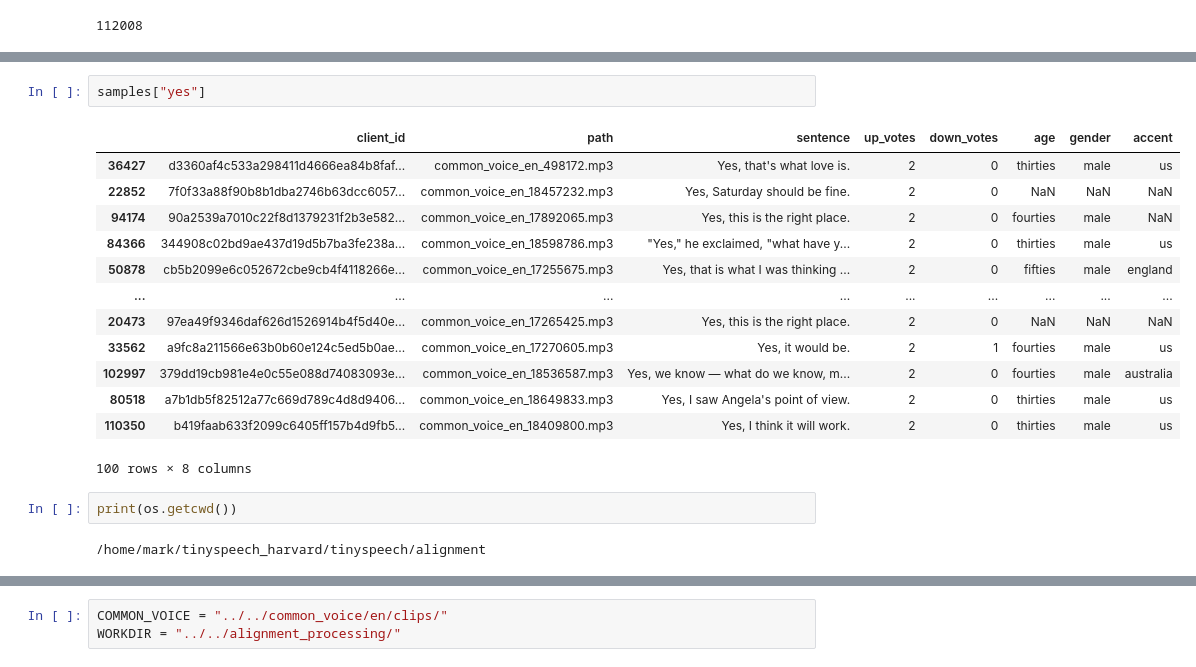
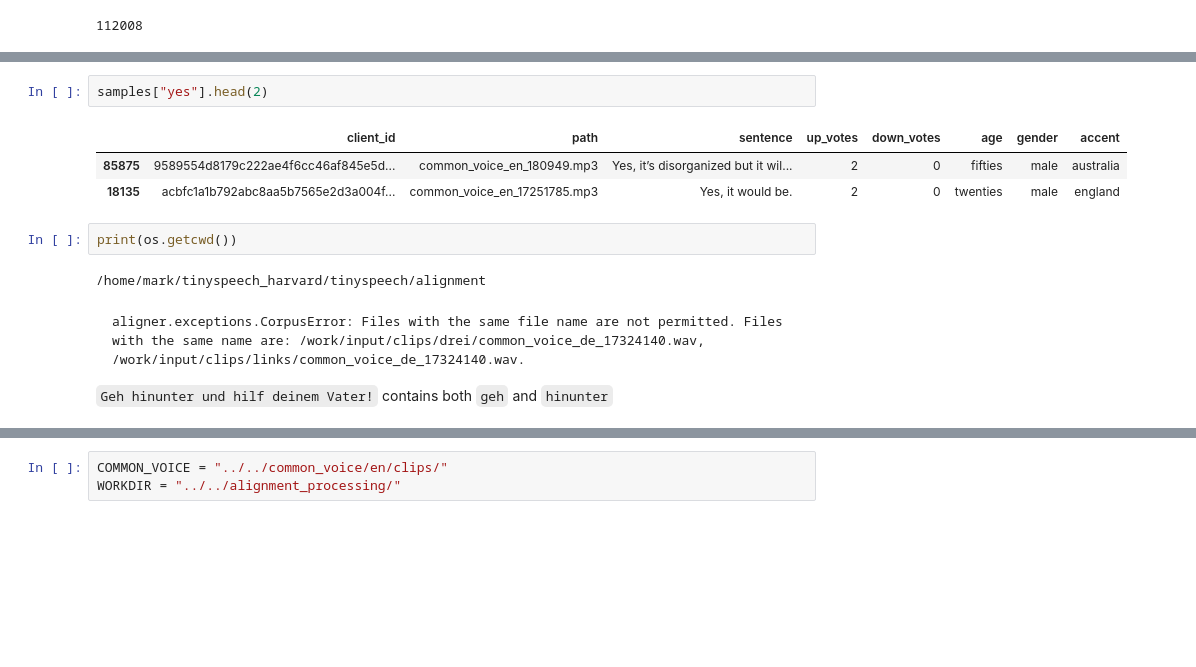
Before and after one commit to harvard-edge/multilingual_kws, a Jupyter notebook: alignment/alignment.ipynb, the cells around one changed output, grey strips where cells are left out. Cells and saved outputs as stored; diff of their text form; blank space fills up the shorter version.

````diff
--- a/alignment/alignment.ipynb
+++ b/alignment/alignment.ipynb
@@ -47,20 +54,16 @@ Keyword stop : 100
 # %%
-samples["yes"]
+samples["yes"].head(2)
 # %% [output]
 |  | client_id | path | sentence | up_votes | down_votes | age | gender | accent |
-| 36427 | d3360af4c533a298411d4666ea84b8faf... | common_voice_en_498172.mp3 | Yes, that's what love is. | 2 | 0 | thirties | male | us |
-| 22852 | 7f0f33a88f90b8b1dba2746b63dcc6057... | common_voice_en_18457232.mp3 | Yes, Saturday should be fine. | 2 | 0 | NaN | NaN | NaN |
-| 94174 | 90a2539a7010c22f8d1379231f2b3e582... | common_voice_en_17892065.mp3 | Yes, this is the right place. | 2 | 0 | fourties | male | NaN |
-| 84366 | 344908c02bd9ae437d19d5b7ba3fe238a... | common_voice_en_18598786.mp3 | "Yes," he exclaimed, "what have y... | 2 | 0 | thirties | male | us |
-| 50878 | cb5b2099e6c052672cbe9cb4f4118266e... | common_voice_en_17255675.mp3 | Yes, that is what I was thinking ... | 2 | 0 | fifties | male | england |
-| ... | ... | ... | ... | ... | ... | ... | ... | ... |
-| 20473 | 97ea49f9346daf626d1526914b4f5d40e... | common_voice_en_17265425.mp3 | Yes, this is the right place. | 2 | 0 | NaN | NaN | NaN |
-| 33562 | a9fc8a211566e63b0b60e124c5ed5b0ae... | common_voice_en_17270605.mp3 | Yes, it would be. | 2 | 1 | fourties | male | us |
-| 102997 | 379dd19cb981e4e0c55e088d74083093e... | common_voice_en_18536587.mp3 | Yes, we know — what do we know, m... | 2 | 0 | fourties | male | australia |
-| 80518 | a7b1db5f82512a77c669d789c4d8d9406... | common_voice_en_18649833.mp3 | Yes, I saw Angela's point of view. | 2 | 0 | thirties | male | us |
-| 110350 | b419faab633f2099c6405ff157b4d9fb5... | common_voice_en_18409800.mp3 | Yes, I think it will work. | 2 | 0 | thirties | male | us |
+| 85875 | 9589554d8179c222ae4f6cc46af845e5d... | common_voice_en_180949.mp3 | Yes, it’s disorganized but it wil... | 2 | 0 | fifties | male | australia |
+| 18135 | acbfc1a1b792abc8aa5b7565e2d3a004f... | common_voice_en_17251785.mp3 | Yes, it would be. | 2 | 0 | twenties | male | england |
-100 rows × 8 columns
 # %%
 print(os.getcwd())
 # %% [output]
 /home/mark/tinyspeech_harvard/tinyspeech/alignment
+# %% [markdown]
+```
+aligner.exceptions.CorpusError: Files with the same file name are not permitted. Files with the same name are: /work/input/clips/drei/common_voice_de_17324140.wav, /work/input/clips/links/common_voice_de_17324140.wav.
+```
+
+`Geh hinunter und hilf deinem Vater!` contains both `geh` and `hinunter`
````
Also changed, not shown: parts of 26 cells of this notebook, 3 other files.
